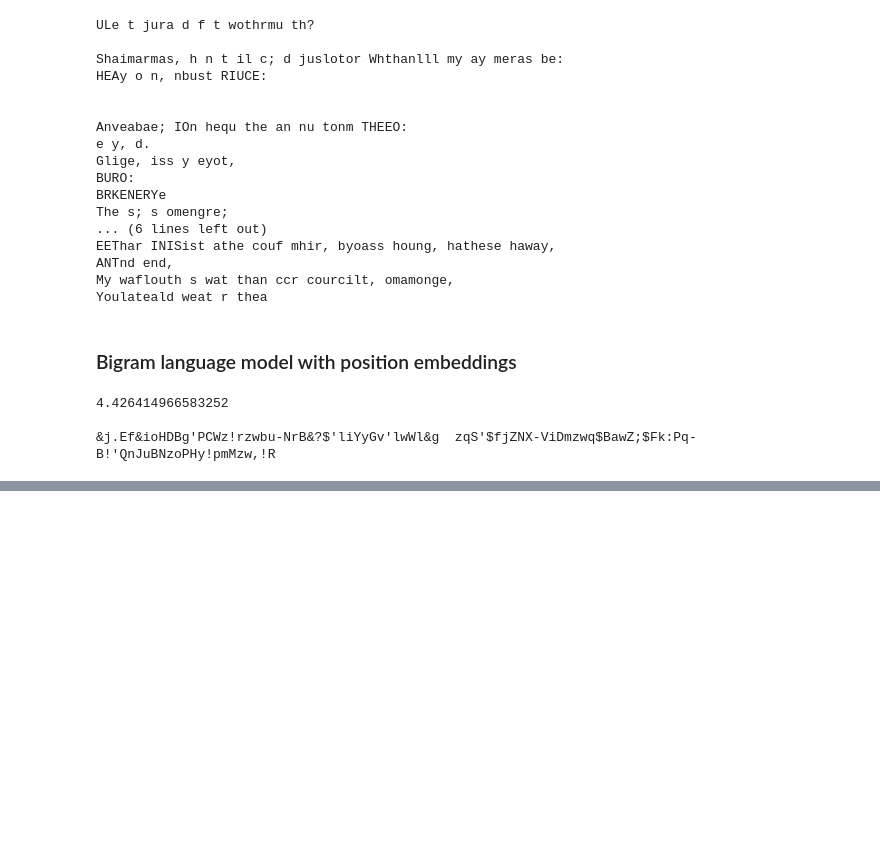
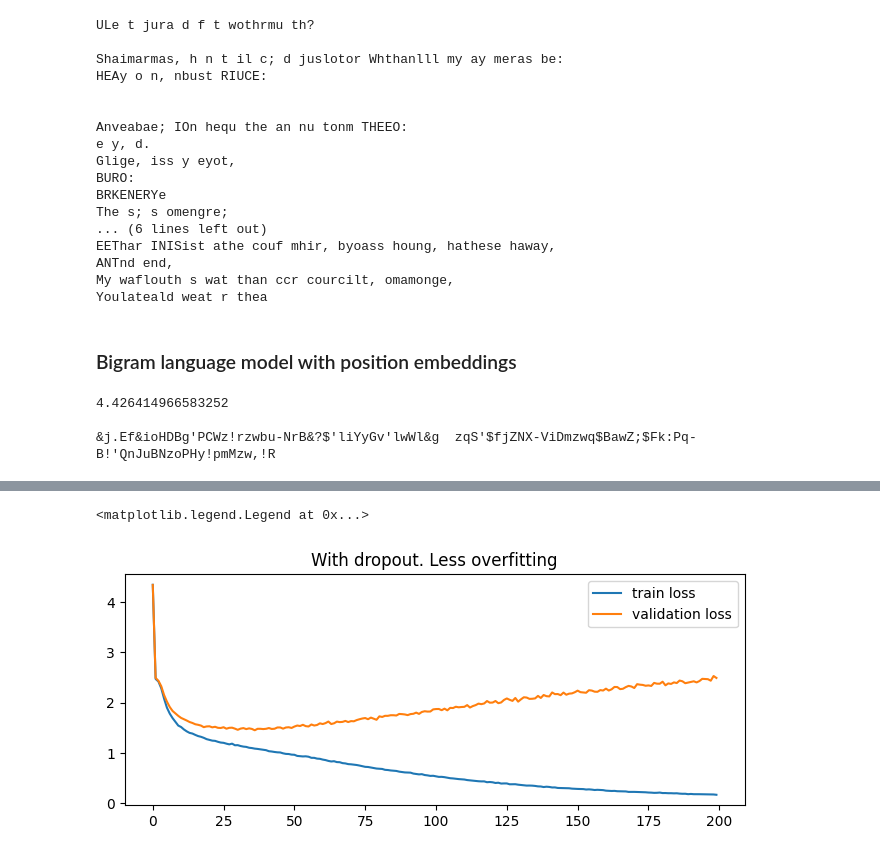
Before and after one commit to ReemBer/gpt-demo, a Jupyter notebook: GPT-tutorial.ipynb, the cells around one changed output, grey strips where cells are left out. Cells and saved outputs as stored; diff of their text form; code cells hidden in the pictures; blank space fills up the shorter version.

```diff
--- a/GPT-tutorial.ipynb
+++ b/GPT-tutorial.ipynb
@@ -1054,0 +1292,9 @@ You blad
+# %%
+fig, ax_l = plt.subplots(1, 1, figsize=(8,3))
+ax_l.plot(np.array(loss_history["train"]).flatten(), label = 'train loss')
+ax_l.plot(np.array(loss_history["val"]).flatten(), label = 'validation loss')
+ax_l.set_title('With dropout. Less overfitting')
+ax_l.legend()
+# %% [output]
+<matplotlib.legend.Legend at 0x...>
+[figure, added]
```
Also changed, not shown: parts of 58 cells of this notebook.
